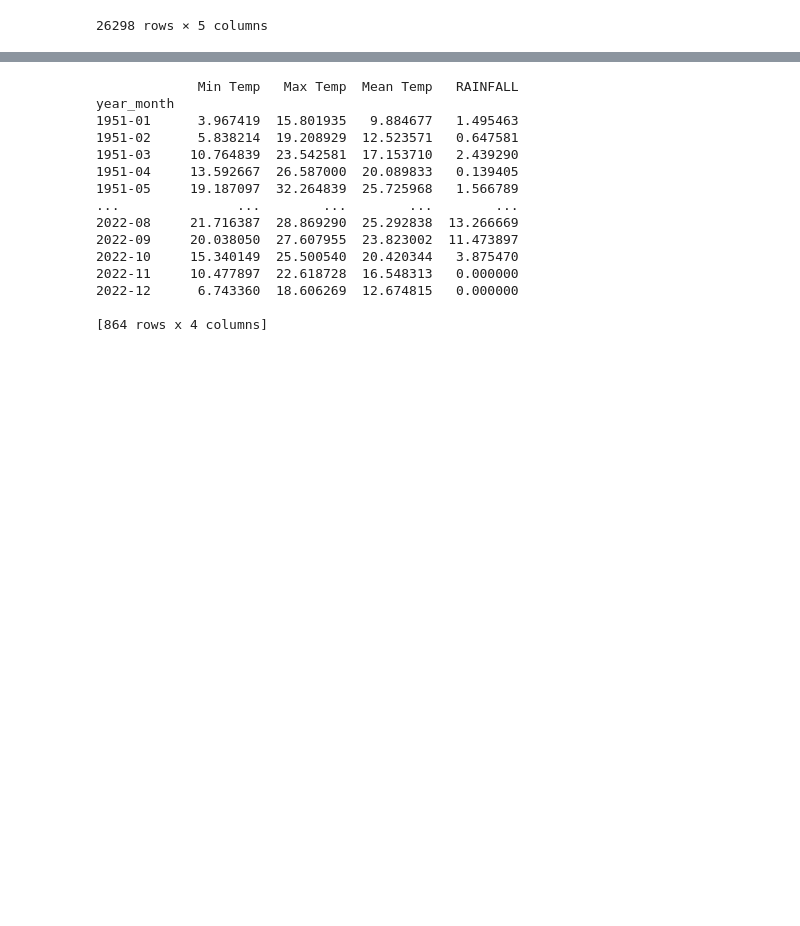
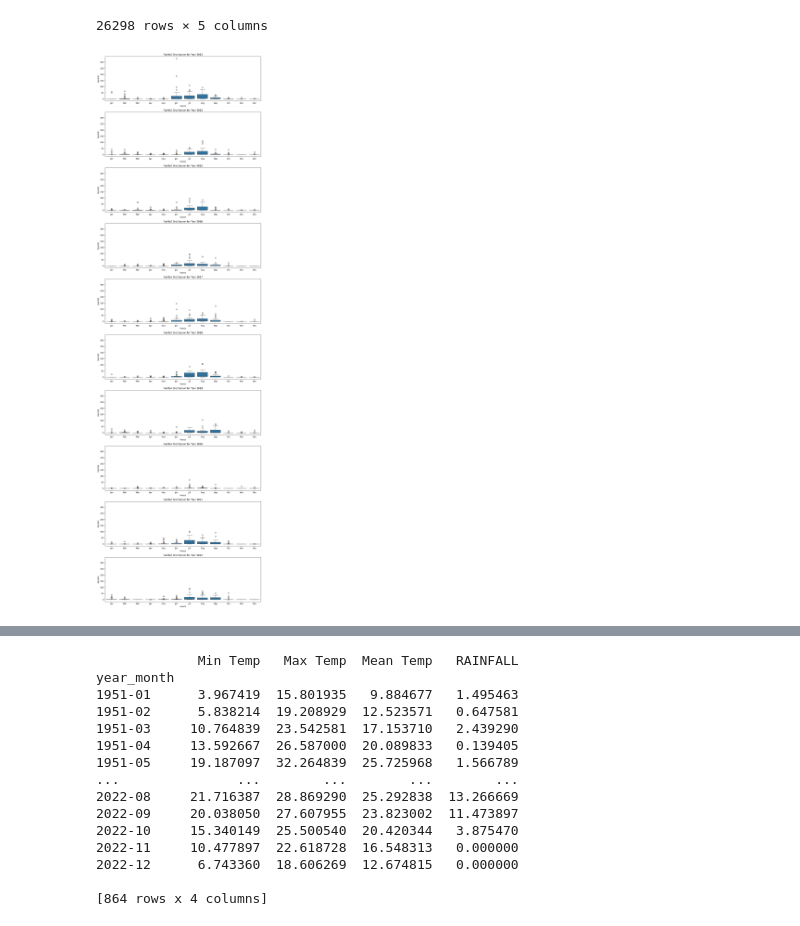
Before and after one commit to pranavkoka/Melting-Glaciers-Capstone, a Jupyter notebook: features.ipynb, the cells around one changed output, grey strips where cells are left out. Cells and saved outputs as stored; diff of their text form; code cells hidden in the pictures; blank space fills up the shorter version.

Commit message:
add boxplots for temp and rainfall

```diff
--- a/features.ipynb
+++ b/features.ipynb
@@ -44,3 +48,44 @@ df_merge
 | 26296 | 2022-12-30 | 6.461596 | 15.595161 | 11.028379 | 0.0 |
 | 26297 | 2022-12-31 | 5.650506 | 15.412868 | 10.531687 | 0.0 |
 26298 rows × 5 columns
+# %%
+# Ensure 'TIME' is a datetime object
+df_merge['TIME'] = pd.to_datetime(df_merge['TIME'])
+
+# Extract 'Year' and 'Month' from the 'TIME' column
+df_merge['Year'] = df_merge['TIME'].dt.year
+df_merge['Month'] = df_merge['TIME'].dt.month
+
+# Filter data for 2013 onward
+df_merge_filtered = df_merge[df_merge['Year'] >= 2013]
+
+# Get unique years from 2013 onward
+unique_years = sorted(df_merge_filtered['Year'].unique())
+
+# Set up the figure for subplots (one per year)
+fig, axes = plt.subplots(len(unique_years), 1, figsize=(12, len(unique_years) * 4), sharey=True)
+
+# Ensure `axes` is iterable, even if there's only one subplot
+if len(unique_years) == 1:
+    axes = [axes]
+
+# Loop through each year and plot
+for i, year in enumerate(unique_years):
+    # Filter data for the specific year
+    df_year = df_merge_filtered[df_merge_filtered['Year'] == year]
+
+    # Plot boxplots for all 12 months of the year
+    sns.boxplot(x='Month', y='RAINFALL', data=df_year, ax=axes[i])
+    axes[i].set_title(f"Rainfall Distribution for Year {year}")
+    axes[i].set_xlabel("Month")
+    axes[i].set_ylabel("Rainfall")
+    axes[i].set_xticks(range(12))  # Ensure x-ticks are for all 12 months
+    axes[i].set_xticklabels(['Jan', 'Feb', 'Mar', 'Apr', 'May', 'Jun', 'Jul', 'Aug', 'Sep', 'Oct', 'Nov', 'Dec'])
+
+# Adjust layout to prevent overlap
+plt.tight_layout()
+
+# Show the plot
+plt.show()
+# %% [output]
+[figure, added]
```
Also changed, not shown: parts of 20 cells of this notebook, 2 other files.
